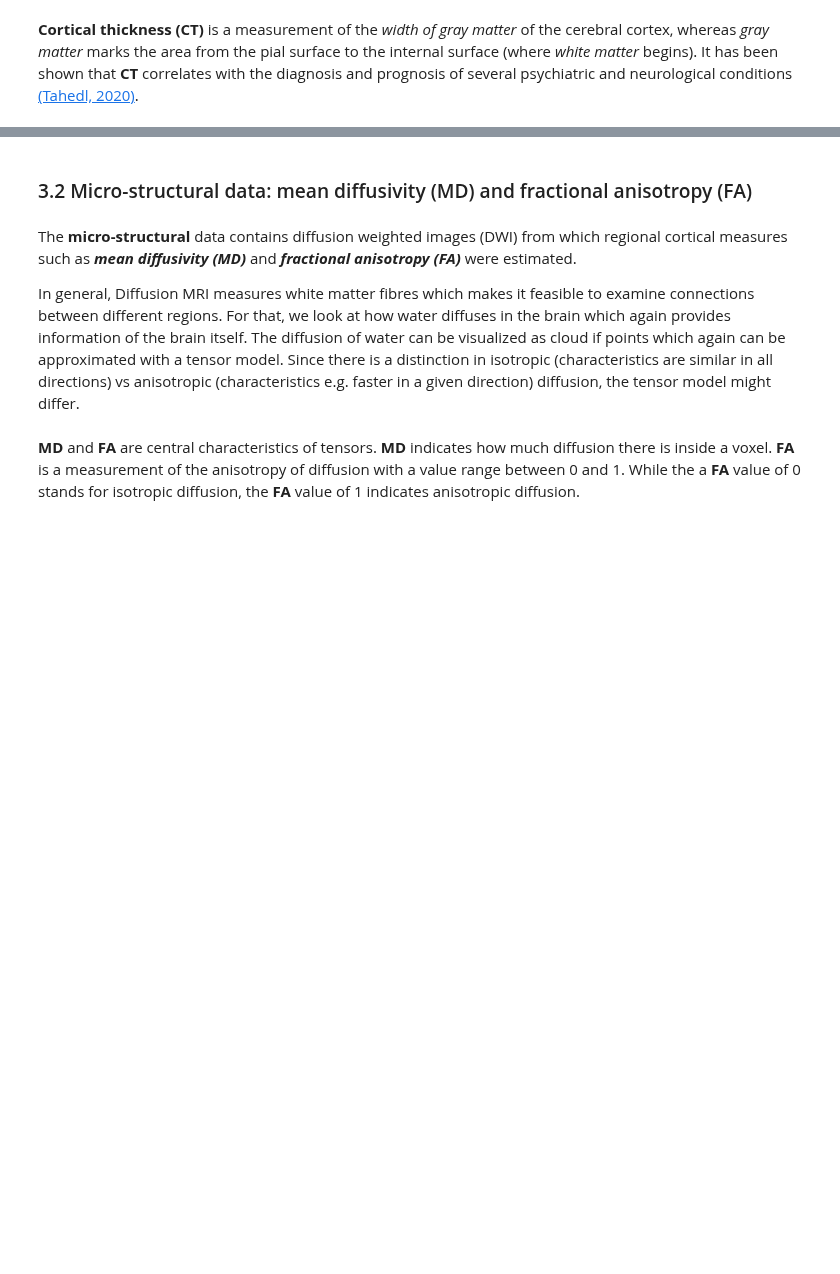
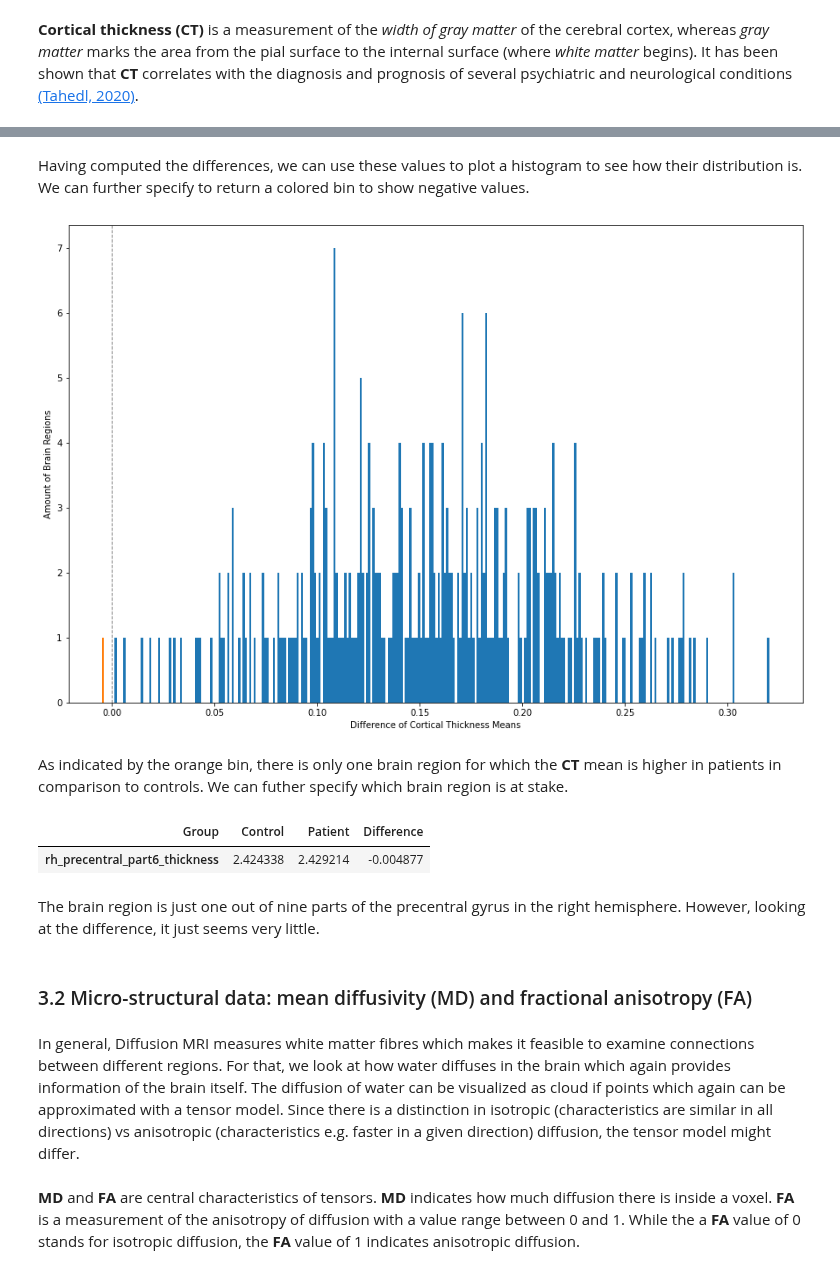
Before and after one commit to mello-y/MSc5_research_project, a Jupyter notebook: content/code/Data_exploration.ipynb, the cells around one changed output, grey strips where cells are left out. Cells and saved outputs as stored; diff of their text form; code cells hidden in the pictures; blank space fills up the shorter version.

```diff
--- a/content/code/Data_exploration.ipynb
+++ b/content/code/Data_exploration.ipynb
@@ -374,4 +416,6 @@ To get a broad idea and see, whether there is an effect in certain brain areas i
 # %%
 #compute difference
 
-df_trans['diff'] = df_trans.iloc[:,0] - df_trans.iloc[:,1]
+CT_means_T['Difference'] = CT_means_T.iloc[:,0] - CT_means_T.iloc[:,1]
+
+CT_means_T
@@ -392,8 +436,35 @@ plt.ylabel('values')
+# %% [markdown]
+Having computed the differences, we can use these values to plot a histogram to see how their distribution is. We can further specify to return a colored bin to show negative values.
+# %%
+import numpy as np
+import matplotlib.pyplot as plt
+
+x = CT_means_T['Difference']
+
+fig, ax = plt.subplots(figsize = (15, 10))
+
+_, _, bars = plt.hist(CT_means_T['Difference'], bins = 308, color="C0")
+for bar in bars:
+    if bar.get_x() < 0:
+        bar.set_facecolor("C1")
+plt.xlabel("Difference of Cortical Thickness Means")
+plt.ylabel("Amount of Brain Regions")
+plt.axvline(x=0, linestyle='--',linewidth=1, color='grey')
+plt.show()
+# %% [output]
+[figure, added]
+# %% [markdown]
+As indicated by the orange bin, there is only one brain region for which the **CT** mean is higher in patients in comparison to controls. We can futher specify which brain region is at stake.
+# %%
+CT_means_T.loc[CT_means_T['Difference'] < 0]
+# %% [output]
+| Group | Control | Patient | Difference |
+| rh_precentral_part6_thickness | 2.424338 | 2.429214 | -0.004877 |
+# %% [markdown]
+The brain region is just one out of nine parts of the precentral gyrus in the right hemisphere. However, looking at the difference, it just seems very little.
 # %% [markdown]
 ### 3.2 Micro-structural data: mean diffusivity (MD) and fractional anisotropy (FA)
 # %% [markdown]
-The **micro-structural** data contains diffusion weighted images (DWI) from which regional cortical measures such as ***mean diffusivity (MD)*** and ***fractional anisotropy (FA)*** were estimated.
-
 In general, Diffusion MRI measures white matter fibres which makes it feasible to examine connections between different regions. For that, we look at how water diffuses in the brain which again provides information of the brain itself. The diffusion of water can be visualized as cloud if points which again can be approximated with a tensor model. Since there is a distinction in isotropic (characteristics are similar in all directions) vs anisotropic (characteristics e.g. faster in a given direction) diffusion, the tensor model might differ.
 # %% [markdown]
 **MD** and **FA** are central characteristics of tensors. **MD** indicates how much diffusion there is inside a voxel. **FA** is a measurement of the anisotropy of diffusion with a value range between 0 and 1. While the a **FA** value of 0 stands for isotropic diffusion, the **FA** value of 1 indicates anisotropic diffusion.
```
Also changed, not shown: parts of 81 cells of this notebook.
